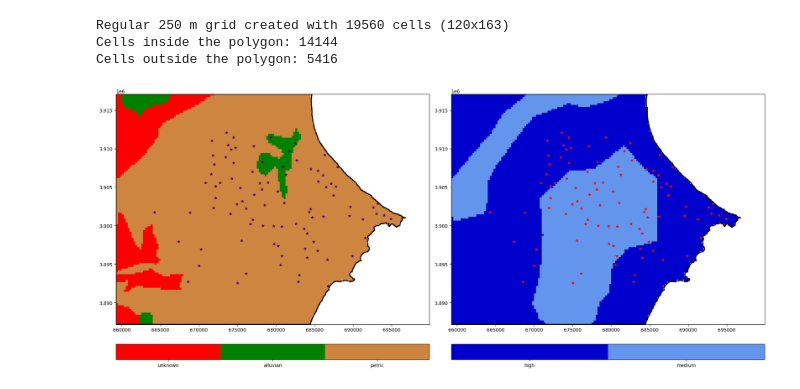
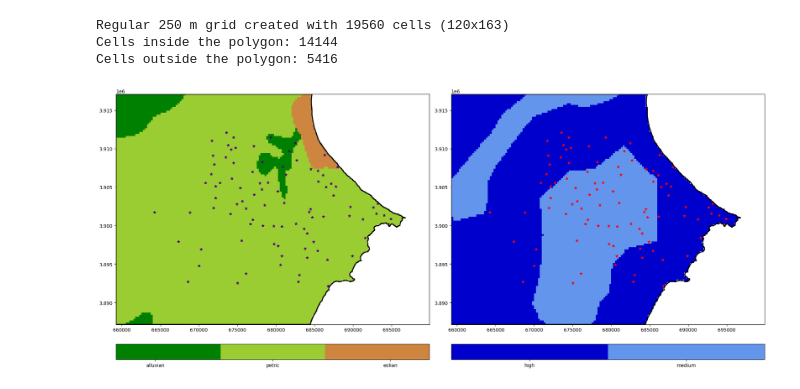
Before and after one commit to AlvaroSH2000/Roman-Chebba-agriculture, a Jupyter notebook: ABM/preprocess.ipynb, the cells around one changed output. Saved outputs shown, nothing was run; the diff lists cells and outputs as text; code cells hidden in the pictures.

```diff
--- a/ABM/preprocess.ipynb
+++ b/ABM/preprocess.ipynb
@@ -16,7 +16,17 @@ py_grid["hydro"] = py_grid_raw["hydro_code"]
 # %%
 py_grid.replace("<Null>", pd.NA, inplace=True)
 py_grid.dropna(subset=["x", "y"], inplace=True)
-py_grid.loc[py_grid["soil"] == 9, "soil"] = 0
+
+# Reemplaça soil==9 pel valor del veí més proper amb soil==1, soil==2 o soil==3
+from sklearn.neighbors import NearestNeighbors
+mask_9 = py_grid["soil"] == 9
+mask_123 = py_grid["soil"].isin([1, 2, 3])
+if mask_9.any() and mask_123.any():
+    neigh = NearestNeighbors(n_neighbors=1)
+    neigh.fit(py_grid.loc[mask_123, ["x", "y"]])
+    distances, indices = neigh.kneighbors(py_grid.loc[mask_9, ["x", "y"]])
+    py_grid.loc[mask_9, "soil"] = py_grid.loc[mask_123, "soil"].iloc[indices.flatten()].values
+
 py_grid.to_csv("input_data/preprocessed_grid.csv", index=False)
 # %%
 print(py_grid_raw["soil_label"].unique())
@@ -228,6 +238,13 @@ soil_2d = nearest['soil'].to_numpy().reshape(ny, nx)
 hydro_2d = nearest['hydro'].to_numpy().reshape(ny, nx)
 regular_grid['soil'] = soil_2d * regular_grid['mask']
 regular_grid['hydro'] = hydro_2d * regular_grid['mask']
+regular_grid['nx'] = nx
+regular_grid['ny'] = ny
+regular_grid['L_cell'] = L_cell
+regular_grid['x_min'] = x0
+regular_grid['y_min'] = y0
+regular_grid['x_max'] = x1
+regular_grid['y_max'] = y1
 
 # Guardar el resultat
 pd.to_pickle(regular_grid, "input_data/regular_grid.pkl")
@@ -240,34 +257,34 @@ soil_mesh = ax[0].pcolormesh(
     x_edges,
     y_edges,
     regular_grid['soil'],
-    cmap=ListedColormap(["red", "green", "peru"]),
+    cmap = ListedColormap(["green", "yellowgreen", "peru"]),
     shading='auto',
 )
 hydro_mesh = ax[1].pcolormesh(
     x_edges,
     y_edges,
     regular_grid['hydro'],
     cmap=ListedColormap(["mediumblue", "cornflowerblue"]),
     shading='auto',
 )
 
 ax[0].scatter(settlements['X (32S WGS84)'], settlements['Y (32S WGS84)'], marker='*', color='indigo', s=30)
 ax[1].scatter(settlements['X (32S WGS84)'], settlements['Y (32S WGS84)'], marker='*', color='red', s=30)
 
 ax[0].set_xlim(x0, x1)
 ax[0].set_ylim(y0, y1)
 ax[1].set_xlim(x0, x1)
 ax[1].set_ylim(y0, y1)
 
 cbar1 = fig.colorbar(soil_mesh, ax=ax[0], orientation='horizontal', pad=0.06)
-cbar1.set_ticks([0.5, 1.5, 2.5])
-cbar1.set_ticklabels(["unknown", "alluvian", "petric"])
+cbar1.set_ticks([1.25, 2, 2.75])
+cbar1.set_ticklabels(["alluvian", "petric", "eolian"])
 
 cbar2 = fig.colorbar(hydro_mesh, ax=ax[1], orientation='horizontal', pad=0.06)
 cbar2.set_ticks([1.25, 1.75])
 cbar2.set_ticklabels(["high", "medium"])
 
 plt.tight_layout()
 plt.show()
 # %% [output]
-[figure, old version]
+[figure, new version]
```
Also changed, not shown: parts of 3 cells of this notebook, 7 other files.
